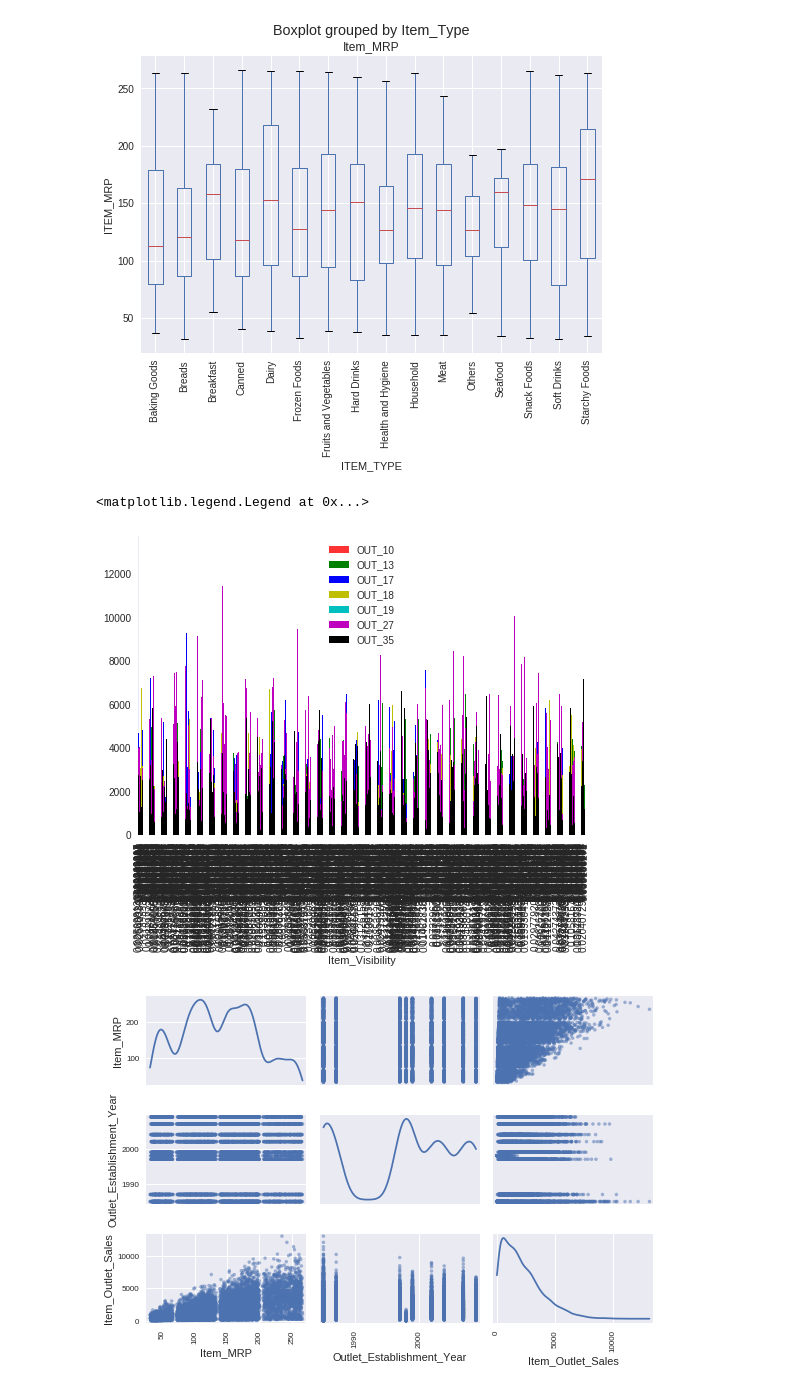
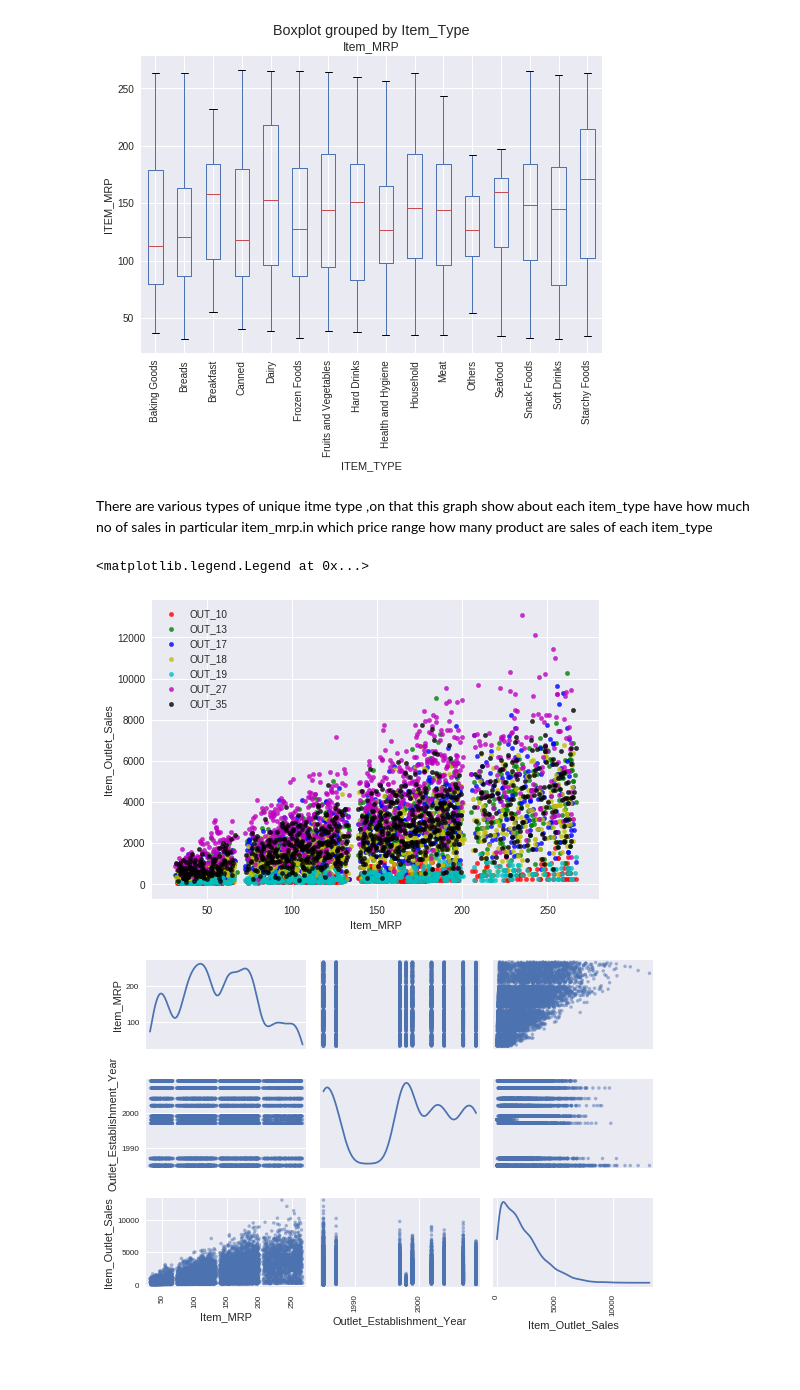
Before and after one commit to bipin1404/Big-Mart-Sales-Analysis, a Jupyter notebook: Big_Mart_Sales_Analysis.ipynb, the cells around one changed output. Drawn from its saved outputs; the diff is of its cells as text; code cells hidden in the pictures.

```diff
--- a/Big_Mart_Sales_Analysis.ipynb
+++ b/Big_Mart_Sales_Analysis.ipynb
@@ -477,18 +492,20 @@ pl.ylabel('ITEM_MRP')
 # %% [output]
 Text(0,0.5,'ITEM_MRP')
 [figure]
+# %% [markdown]
+ There are various types of unique itme type ,on that this graph show about each item_type have how much no of sales in particular item_mrp.in which price range how many product are sales of each item_type
 # %%
-ax = data_OUT010.plot(kind='bar', x = 'Item_Visibility', y = 'Item_Outlet_Sales', color='r', alpha=0.8, label='OUT_10')
-data_OUT013.plot(kind='bar', x = 'Item_Visibility', y = 'Item_Outlet_Sales', color='g', ax=ax, alpha=1, label='OUT_13')
-data_OUT017.plot(kind='bar', x = 'Item_Visibility', y = 'Item_Outlet_Sales', color='b', ax=ax, alpha=1, label='OUT_17')
-data_OUT018.plot(kind='bar', x = 'Item_Visibility', y = 'Item_Outlet_Sales', color='y', ax=ax, alpha=1, label='OUT_18')
-data_OUT019.plot(kind='bar', x = 'Item_Visibility', y = 'Item_Outlet_Sales', color='c', ax=ax, alpha=1, label='OUT_19')
-data_OUT027.plot(kind='bar', x = 'Item_Visibility', y = 'Item_Outlet_Sales', color='m', ax=ax, alpha=1, label='OUT_27')
-data_OUT035.plot(kind='bar', x = 'Item_Visibility', y = 'Item_Outlet_Sales', color='k', ax=ax, alpha=1, label='OUT_35')
+ax = data_OUT010.plot(kind='scatter', x = 'Item_MRP', y = 'Item_Outlet_Sales', c='r', alpha=0.8, label='OUT_10')
+data_OUT013.plot(kind='scatter', x = 'Item_MRP', y = 'Item_Outlet_Sales', c='g', ax=ax, alpha=0.8, label='OUT_13')
+data_OUT017.plot(kind='scatter', x = 'Item_MRP', y = 'Item_Outlet_Sales', c='b', ax=ax, alpha=0.8, label='OUT_17')
+data_OUT018.plot(kind='scatter', x = 'Item_MRP', y = 'Item_Outlet_Sales', c='y', ax=ax, alpha=0.8, label='OUT_18')
+data_OUT019.plot(kind='scatter', x = 'Item_MRP', y = 'Item_Outlet_Sales', c='c', ax=ax, alpha=0.8, label='OUT_19')
+data_OUT027.plot(kind='scatter', x = 'Item_MRP', y = 'Item_Outlet_Sales', c='m', ax=ax, alpha=0.8, label='OUT_27')
+data_OUT035.plot(kind='scatter', x = 'Item_MRP', y = 'Item_Outlet_Sales', c='k', ax=ax, alpha=0.8, label='OUT_35')
 pl.legend(loc='best')
 # %% [output]
 <matplotlib.legend.Legend at 0x...>
-[figure, old version]
+[figure, new version]
 # %%
 pd.tools.plotting.scatter_matrix(data1.loc[:, "Item_MRP":"Item_Outlet_Sales"], diagonal="kde")
 pl.tight_layout()
```
Also changed, not shown: parts of 9 cells of this notebook.
